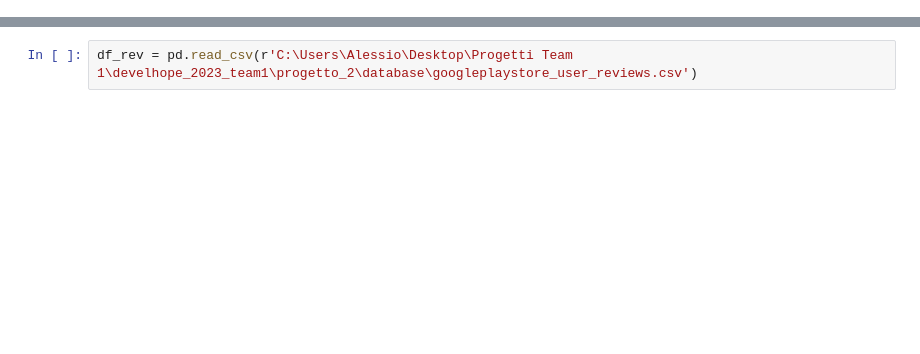
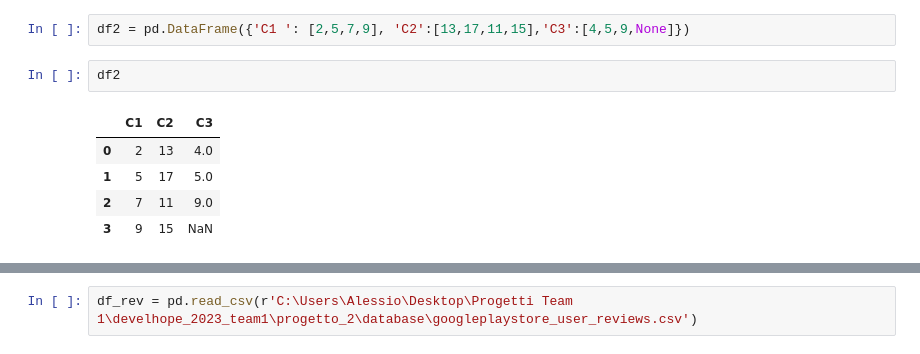
Before and after one commit to umbertocangelosi/playstore_automated_pipeline, a Jupyter notebook: progetto_2/test v2.ipynb, the cells around one changed output, grey strips where cells are left out. Saved outputs shown, nothing was run; the diff lists cells and outputs as text; blank space fills up the shorter version.

```diff
--- a/progetto_2/test v2.ipynb
+++ b/progetto_2/test v2.ipynb
@@ -7,0 +19,10 @@ df = df.drop(10472)
+# %%
+df2 = pd.DataFrame({'C1 ': [2,5,7,9], 'C2':[13,17,11,15],'C3':[4,5,9,None]})
+# %%
+df2
+# %% [output]
+|  | C1 | C2 | C3 |
+| 0 | 2 | 13 | 4.0 |
+| 1 | 5 | 17 | 5.0 |
+| 2 | 7 | 11 | 9.0 |
+| 3 | 9 | 15 | NaN |
```
Also changed, not shown: parts of 17 cells of this notebook, 2 other files.
